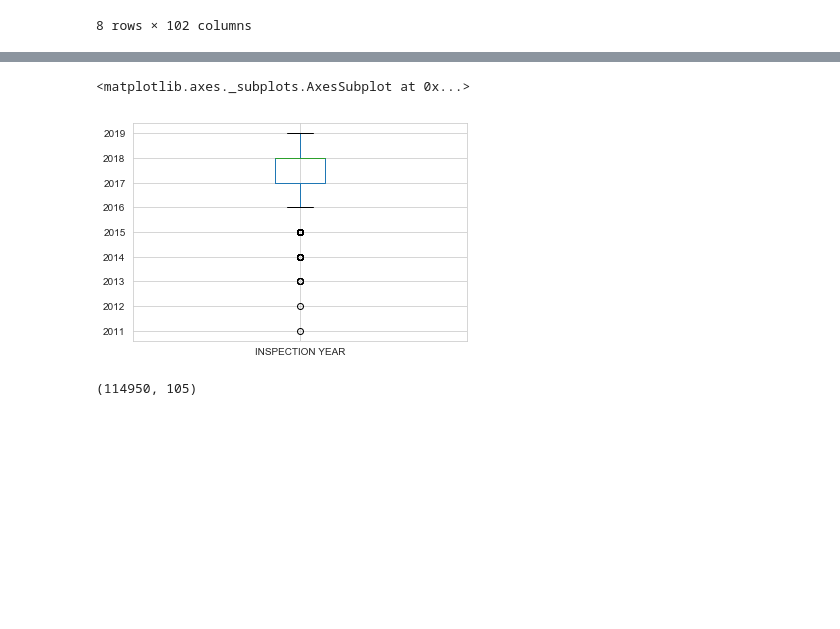
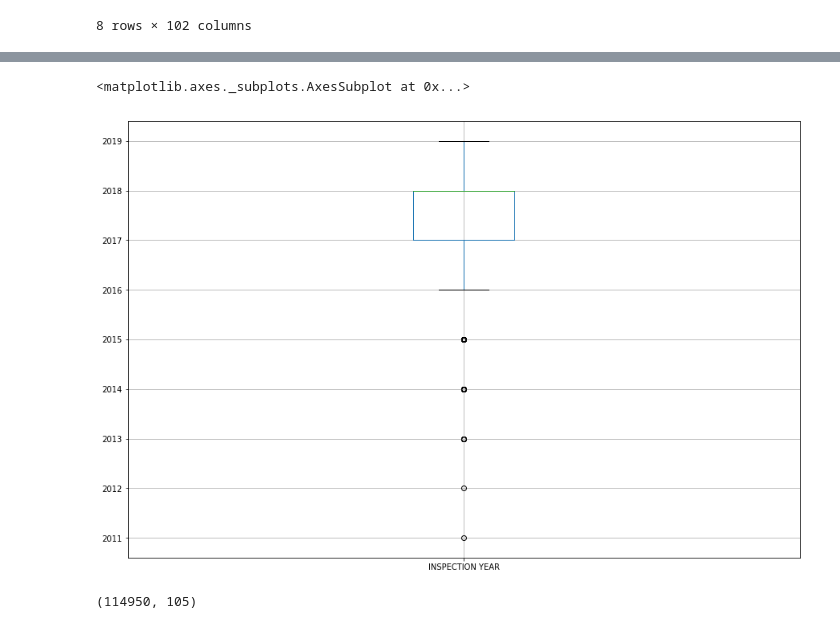
Before and after one commit to deep22kar/random-forest, a Jupyter notebook: EDA_Models1.ipynb, the cells around one changed output, grey strips where cells are left out. Drawn from its saved outputs; the diff is of its cells as text; code cells hidden in the pictures; blank space fills up the shorter version.

```diff
--- a/EDA_Models1.ipynb
+++ b/EDA_Models1.ipynb
@@ -214,9 +217,10 @@ data.boxplot(column='INSPECTION MONTH')
 # %%
 # visualize outliers of Inspection Year
+plt.figure(figsize=(15,10))
 data.boxplot(column='INSPECTION YEAR')
 # %% [output]
 <matplotlib.axes._subplots.AxesSubplot at 0x...>
-[figure, old version]
+[figure, new version]
 # %%
 # drop rows where inspections were completed before 2016
 data = data[data['INSPECTION YEAR'] >= 2016]
```
Also changed, not shown: parts of 72 cells of this notebook, 13 other files.
